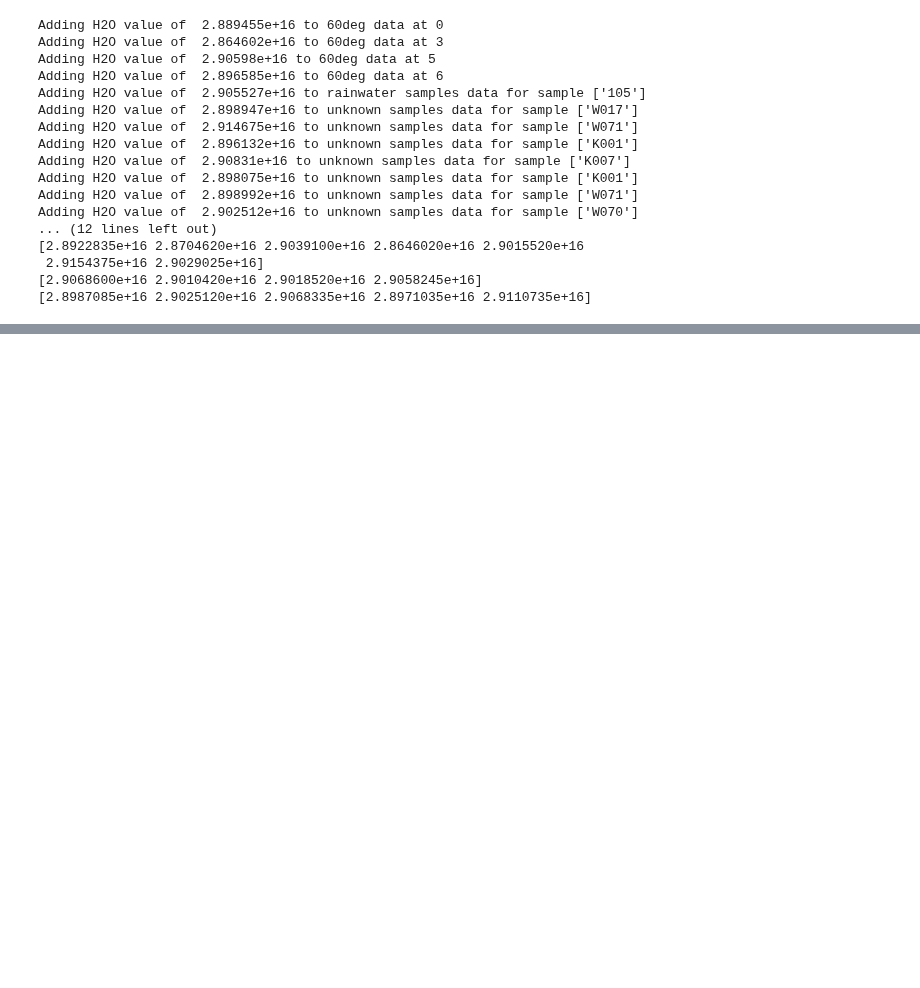
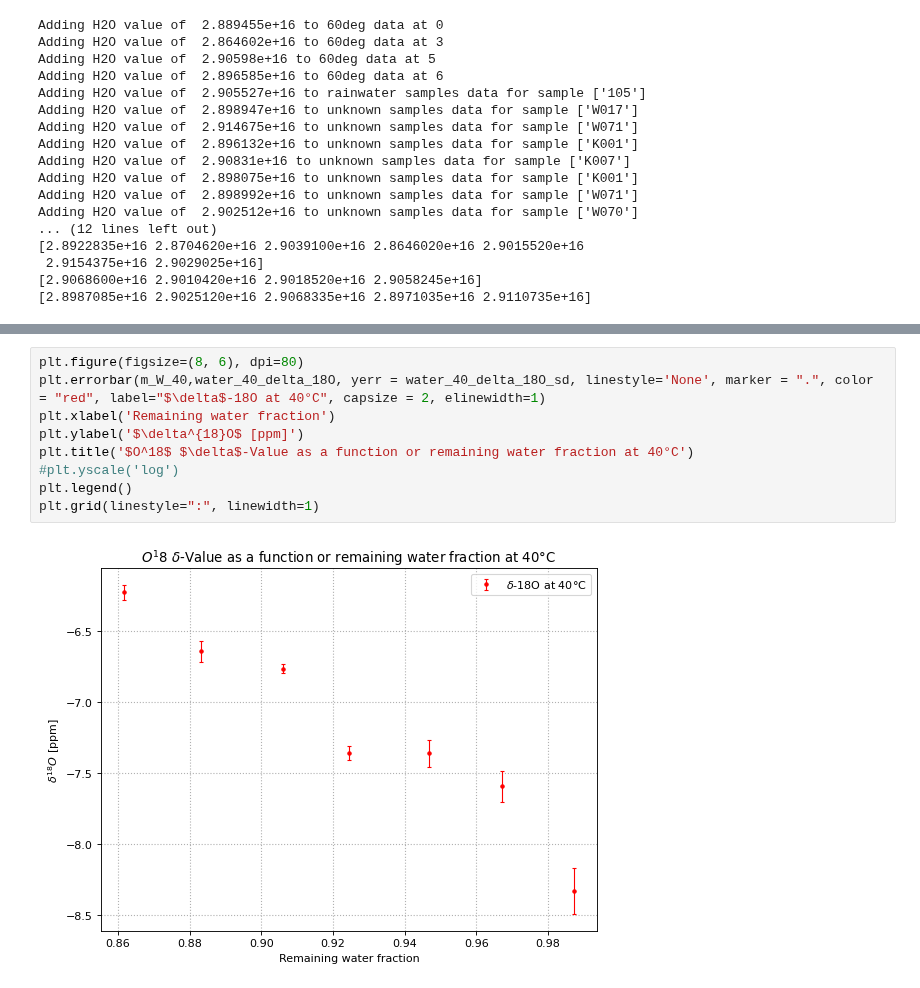
Before and after one commit to fexfl/FP, a Jupyter notebook: F55/F55 Analysis.ipynb, the cells around one changed output, grey strips where cells are left out. Cells and saved outputs as stored; diff of their text form; blank space fills up the shorter version.

```diff
--- a/F55/F55 Analysis.ipynb
+++ b/F55/F55 Analysis.ipynb
@@ -443,0 +811,11 @@ Adding H2O value of  2.902512e+16 to unknown samples data for sample ['W070']
+# %%
+plt.figure(figsize=(8, 6), dpi=80)
+plt.errorbar(m_W_40,water_40_delta_18O, yerr = water_40_delta_18O_sd, linestyle='None', marker = ".", color = "red", label="$\delta$-18O at 40°C", capsize = 2, elinewidth=1)
+plt.xlabel('Remaining water fraction')
+plt.ylabel('$\delta^{18}O$ [ppm]')
+plt.title('$O^18$ $\delta$-Value as a function or remaining water fraction at 40°C')
+#plt.yscale('log')
+plt.legend()
+plt.grid(linestyle=":", linewidth=1)
+# %% [output]
+[figure, added]
```
Also changed, not shown: parts of 19 cells of this notebook.
